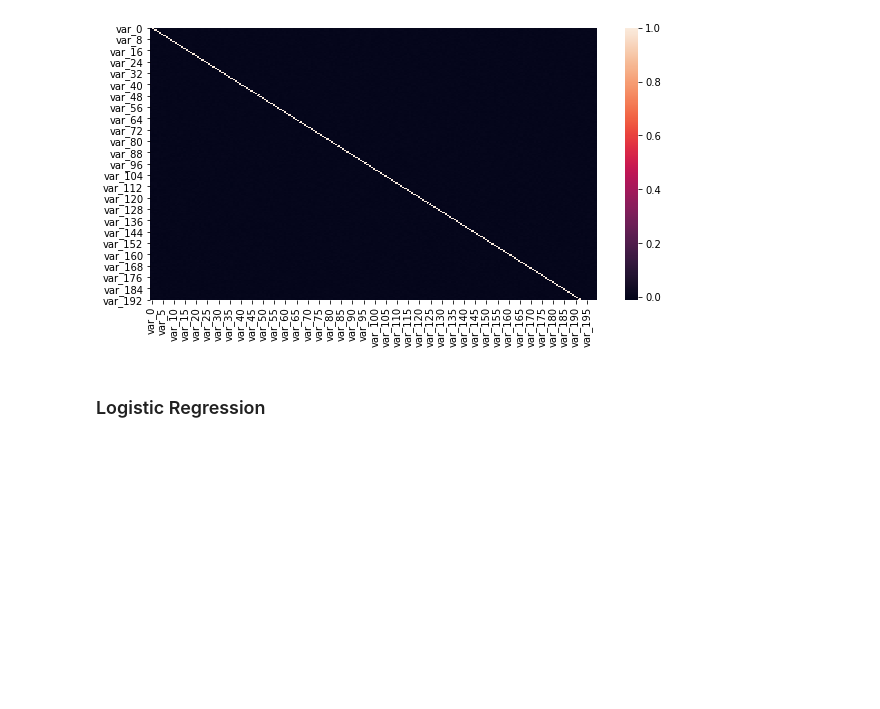
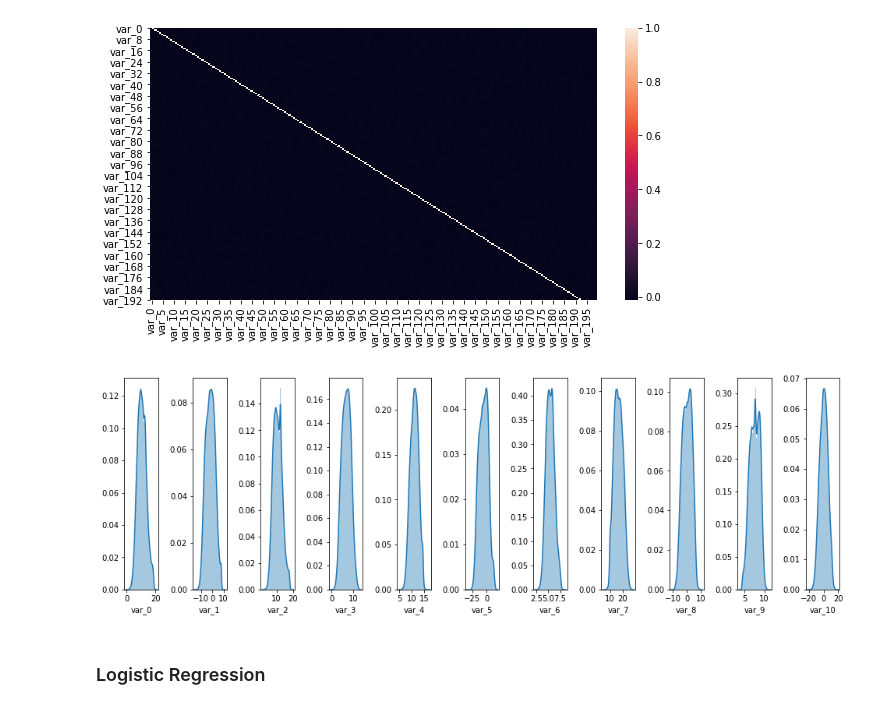
Before and after one commit to JanuszPXYZ/Santander-Customer-Prediction, a Jupyter notebook: EDA + Modeling.ipynb, the cells around one changed output. Drawn from its saved outputs; the diff is of its cells as text; code cells hidden in the pictures; blank space fills up the shorter version.

Commit message:
Jupyter Notebook: Additional plots, hyperparameter tuning

```diff
--- a/EDA + Modeling.ipynb
+++ b/EDA + Modeling.ipynb
@@ -51,3 +53,32 @@ from sklearn.model_selection import cross_val_score, cross_val_predict
+# %%
+def plot_ROC(fpr, tpr, thresholds, actuals, scores,  model = None):
+    plt.figure(figsize = (10,5))
+    plt.plot(fpr, tpr)
+    plt.plot([0,1], [0,1], 'k--')
+
+    plt.xlim(0,1)
+    plt.ylim(0,1)
+    plt.xlabel('False Positive Rate')
+    plt.ylabel('True Positive Rate')
+    plt.title('ROC curve for ' + str(model))
+
+    print('Area Under the Curve score:', roc_auc_score(actuals, scores))
+
+
+def conf_matr_df(actual, predicted):
+    '''Simple function converting a NumPy array to Pandas DataFrame.'''
+    error_mx = confusion_matrix(actual, predicted)
+    error_mx = pd.DataFrame(error_mx,
+                            columns = ['0', '1'],
+                            index = ['0', '1'])
+    return error_mx
+
+
+def variable_distribution(list_of_variables):
+    f, a = plt.subplots(1, len(list_of_variables), figsize = (15, 5))
+    plt.subplots_adjust(left=.05, wspace = 1.0)
+    for i in range(len(list_of_variables)):
+        sns.distplot(train[list_of_variables[i]], ax = a[i])
 # %%
 data_path = os.getcwd() + '/data'
 # %%
@@ -151,6 +182,10 @@ sns.heatmap(X.corr())
 # %% [output]
 <matplotlib.axes._subplots.AxesSubplot at 0x...>
 [figure]
+# %%
+variable_distribution(subset)
+# %% [output]
+[figure, added]
 # %%
 X_train, X_test, y_train, y_test = train_test_split(X, y, test_size = 0.33, stratify = y)
 # %% [markdown]
```
Also changed, not shown: parts of 32 cells of this notebook.
